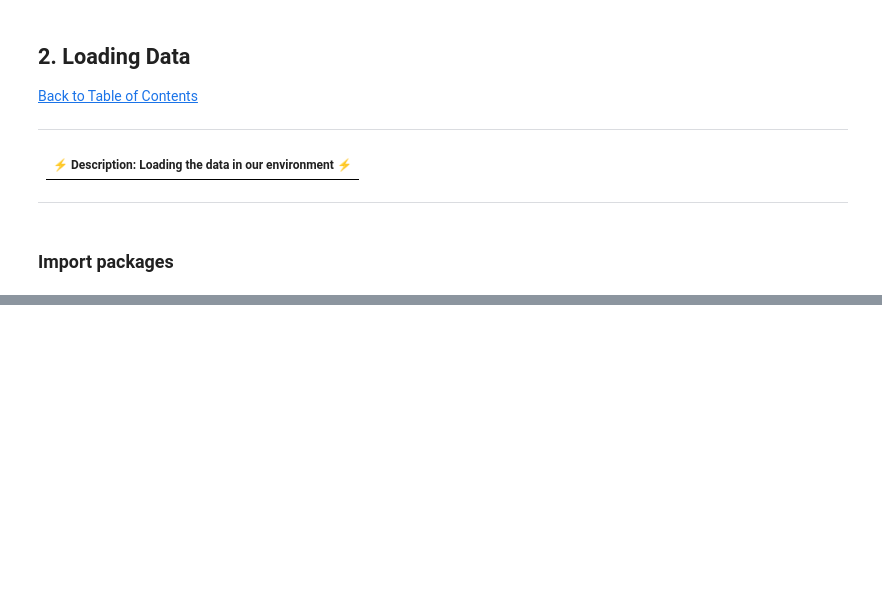
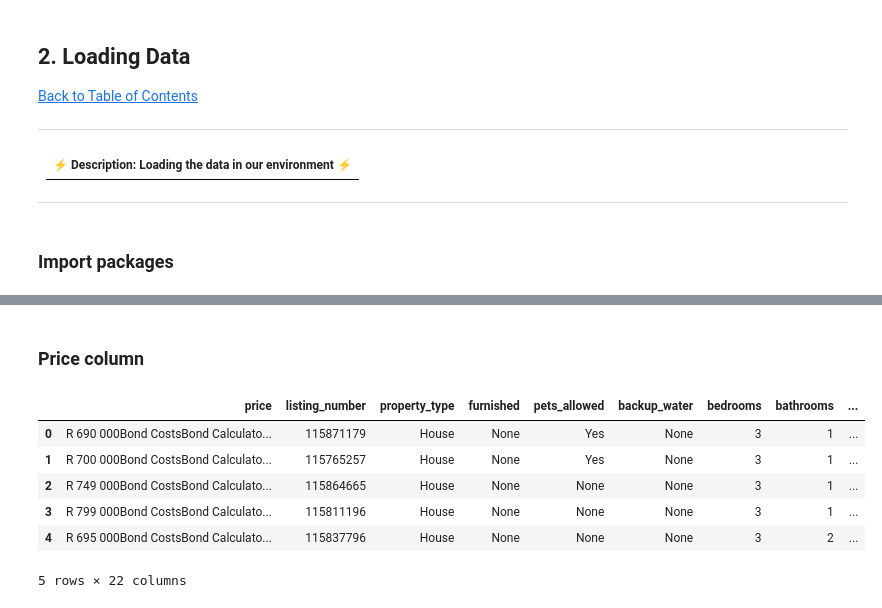
Before and after one commit to preciousratlhagane/south-african-property-market-analysis, a Jupyter notebook: notebooks/01_data_cleaning_for_sale.ipynb, the cells around one changed output, grey strips where cells are left out. Saved outputs shown, nothing was run; the diff lists cells and outputs as text; code cells hidden in the pictures; blank space fills up the shorter version.

```diff
--- a/notebooks/01_data_cleaning_for_sale.ipynb
+++ b/notebooks/01_data_cleaning_for_sale.ipynb
@@ -57,0 +248,8 @@ listings_for_sale = listings_for_sale.drop_duplicates().reset_index(drop=True)
+# %%
+# Create a mapping of suburb to known cities
+suburb_to_city_map = results_df[results_df['city'].notna()].drop_duplicates(
+    subset=['suburb', 'city']).set_index('suburb')['city'].to_dict()
+
+# Fill missing city values based on the suburb
+results_df['city'] = results_df.apply(lambda row: suburb_to_city_map.get(
+    row['suburb'], row['city']) if pd.isna(row['city']) else row['city'], axis=1)
@@ -58,12 +273,22 @@ listings_for_sale = listings_for_sale.drop_duplicates().reset_index(drop=True)
+# %% [markdown]
+### Price column
 # %%
-listings_for_sale['price_cleaned'] = listings_for_sale['price'].str.extract(
+results_df['price_cleaned'] = results_df['price'].str.extract(
     r'(R\s?\d[\d\s]*)')
 
-listings_for_sale['price_cleaned'] = listings_for_sale['price_cleaned'].str.replace(
+results_df['price_cleaned'] = results_df['price_cleaned'].str.replace(
     r'\s+', '', regex=True)
 
-listings_for_sale['price (in rands)'] = listings_for_sale['price_cleaned'].str.extract(
+results_df['price (ZAR)'] = results_df['price_cleaned'].str.extract(
     r'R?(\d+)', expand=False)
 
 # Print out the first five rows to see the results
-listings_for_sale.head()
+results_df.head()
+# %% [output]
+|  | price | listing_number | property_type | furnished | pets_allowed | backup_water | bedrooms | bathrooms | ... |
+| 0 | R 690 000Bond CostsBond Calculato... | 115871179 | House | None | Yes | None | 3 | 1 | ... |
+| 1 | R 700 000Bond CostsBond Calculato... | 115765257 | House | None | Yes | None | 3 | 1 | ... |
+| 2 | R 749 000Bond CostsBond Calculato... | 115864665 | House | None | None | None | 3 | 1 | ... |
+| 3 | R 799 000Bond CostsBond Calculato... | 115811196 | House | None | None | None | 3 | 1 | ... |
+| 4 | R 695 000Bond CostsBond Calculato... | 115837796 | House | None | None | None | 3 | 2 | ... |
+5 rows × 22 columns
```
Also changed, not shown: parts of 136 cells of this notebook.
